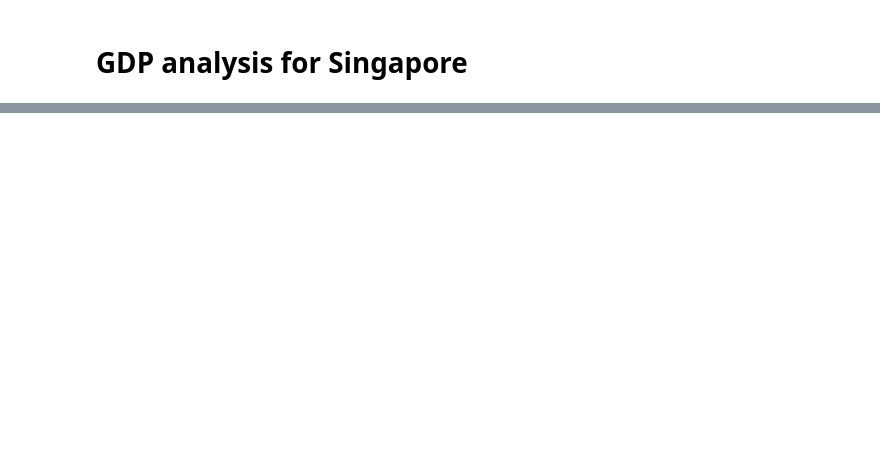
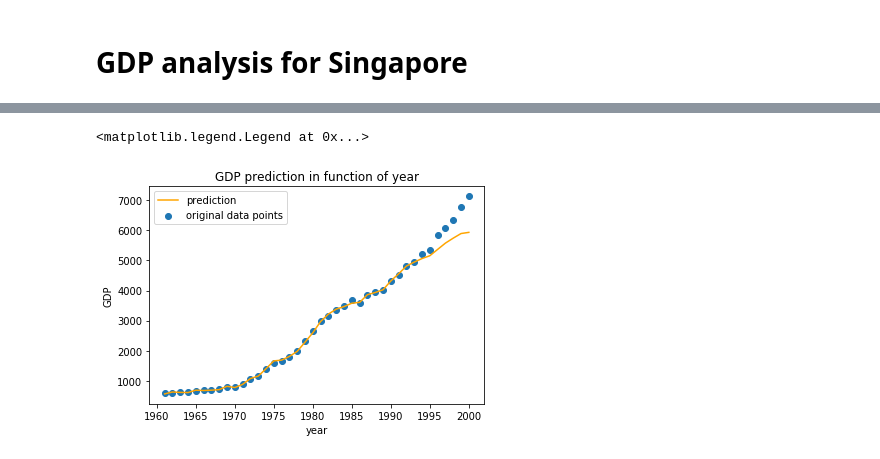
Before and after one commit to NizarGhandri/GDP, a Jupyter notebook: notebooks/singapore_model.ipynb, the cells around one changed output, grey strips where cells are left out. Cells and saved outputs as stored; diff of their text form; code cells hidden in the pictures; blank space fills up the shorter version.

```diff
--- a/notebooks/singapore_model.ipynb
+++ b/notebooks/singapore_model.ipynb
@@ -86,0 +99,10 @@ r_2
+# %%
+plt.scatter(X[:, 0], y, label="original data points")
+plt.plot(X[:, 0], predict(X, w), color="orange", label="prediction")
+plt.xlabel("year")
+plt.ylabel("GDP")
+plt.title("GDP prediction in function of year")
+plt.legend()
+# %% [output]
+<matplotlib.legend.Legend at 0x...>
+[figure, added]
```
Also changed, not shown: parts of 20 cells of this notebook, 8 other files.
